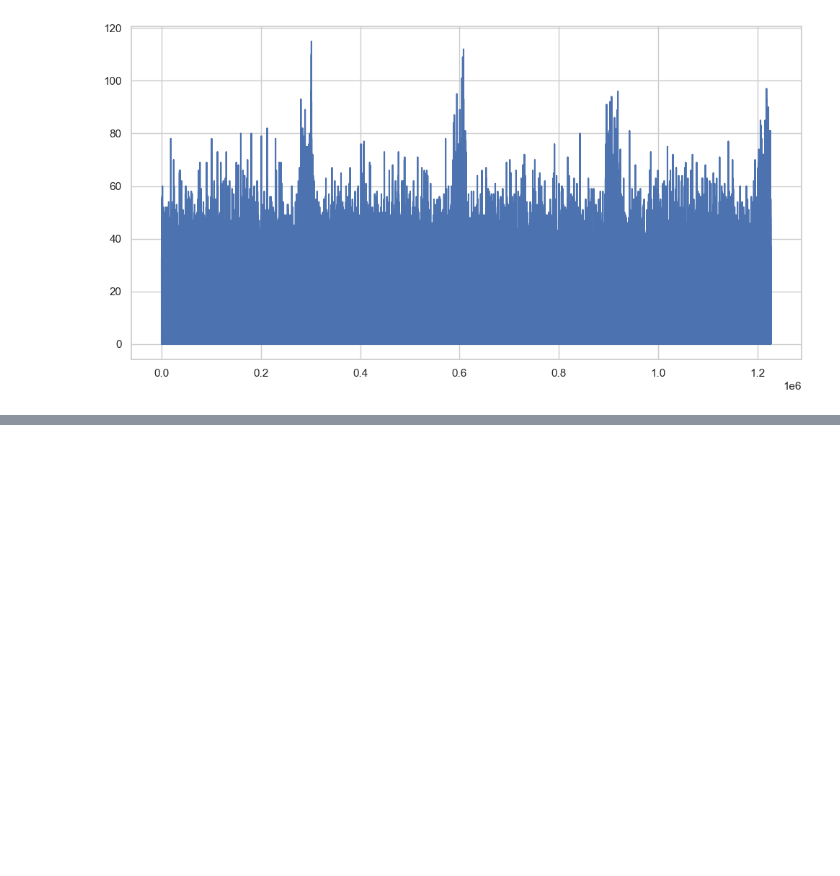
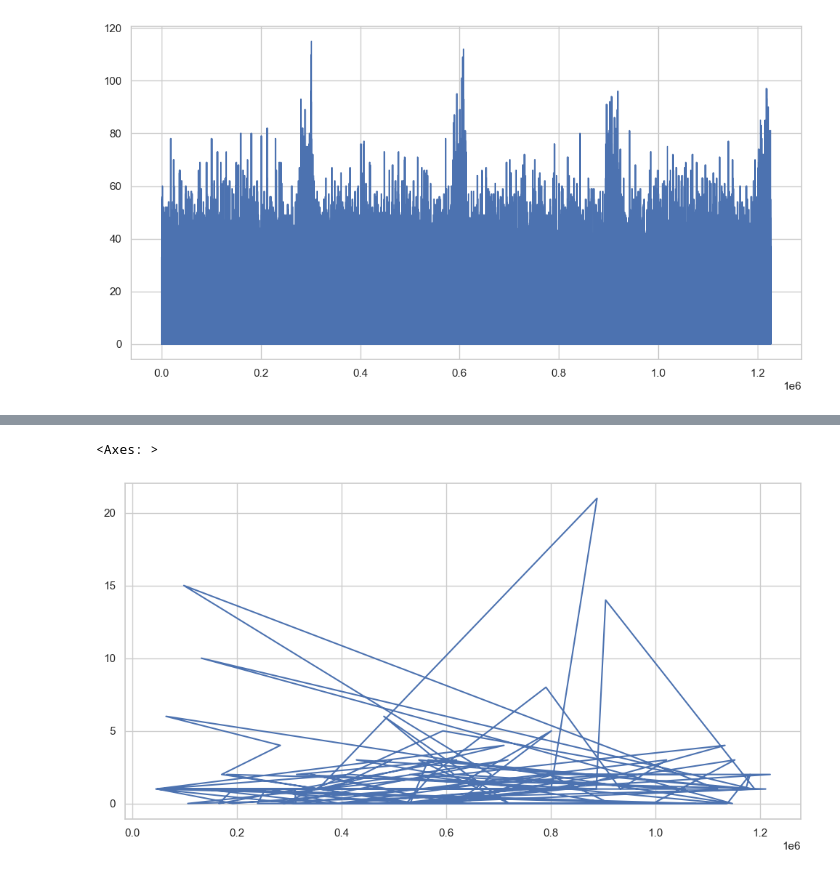
Before and after one commit to SunnyX-AI/ai-powered-sales-forecasting, a Jupyter notebook: notebooks/00_experiments.ipynb, the cells around one changed output, grey strips where cells are left out. Cells and saved outputs as stored; diff of their text form; code cells hidden in the pictures; blank space fills up the shorter version.

```diff
--- a/notebooks/00_experiments.ipynb
+++ b/notebooks/00_experiments.ipynb
@@ -216,0 +226,5 @@ FileNotFoundError: [Errno 2] No such file or directory: 'data/processed/your_dat
+# %%
+sample_df['units_sold'].plot()
+# %% [output]
+<Axes: >
+[figure, added]
```
Also changed, not shown: parts of 1 cell of this notebook.
